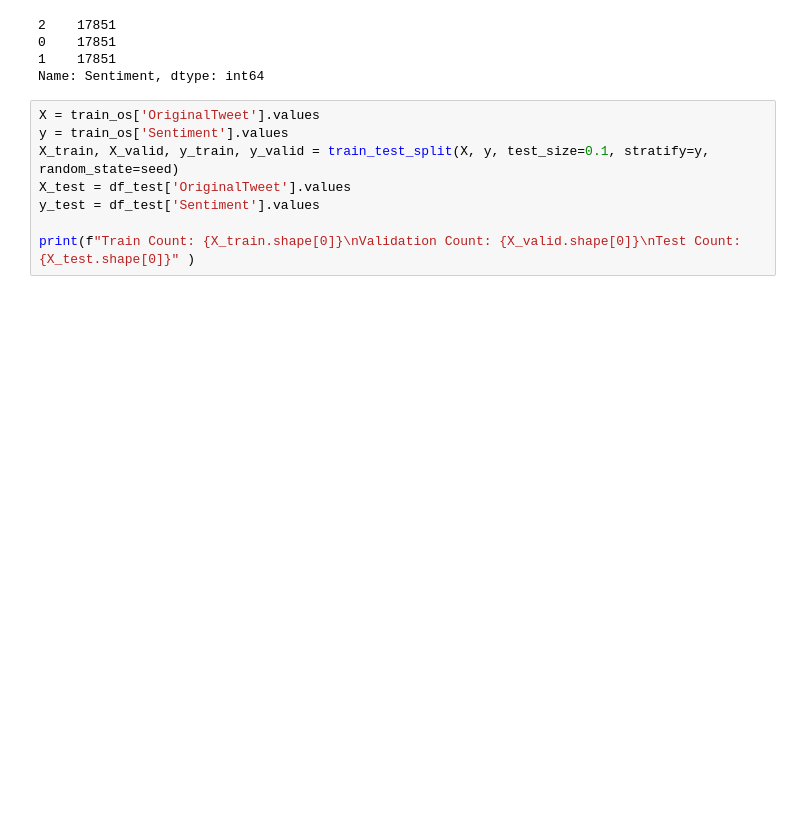
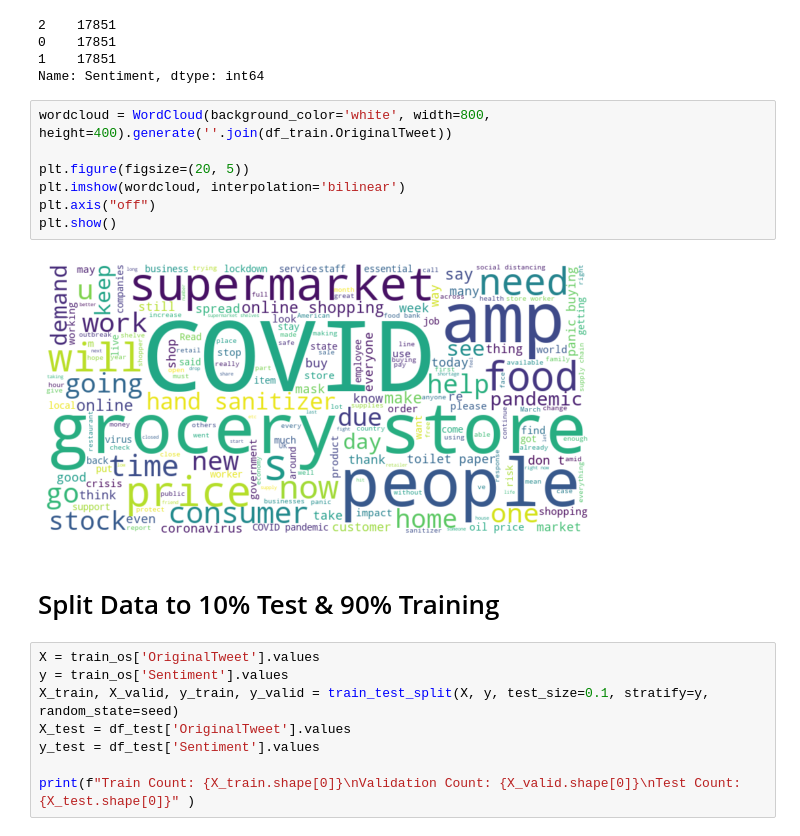
Before and after one commit to hunpham/cs39aa_project, a Jupyter notebook: project_part3.ipynb, the cells around one changed output. Cells and saved outputs as stored; diff of their text form; blank space fills up the shorter version.

```diff
--- a/project_part3.ipynb
+++ b/project_part3.ipynb
@@ -259,6 +259,17 @@ train_os['Sentiment'].value_counts()
 0    17851
 1    17851
 Name: Sentiment, dtype: int64
+# %%
+wordcloud = WordCloud(background_color='white', width=800, height=400).generate(''.join(df_train.OriginalTweet))
+
+plt.figure(figsize=(20, 5))
+plt.imshow(wordcloud, interpolation='bilinear')
+plt.axis("off")
+plt.show()
+# %% [output]
+[figure, added]
+# %% [markdown]
+# Split Data to 10% Test & 90% Training
 # %%
 X = train_os['OriginalTweet'].values
 y = train_os['Sentiment'].values
```
Also changed, not shown: parts of 11 cells of this notebook.
